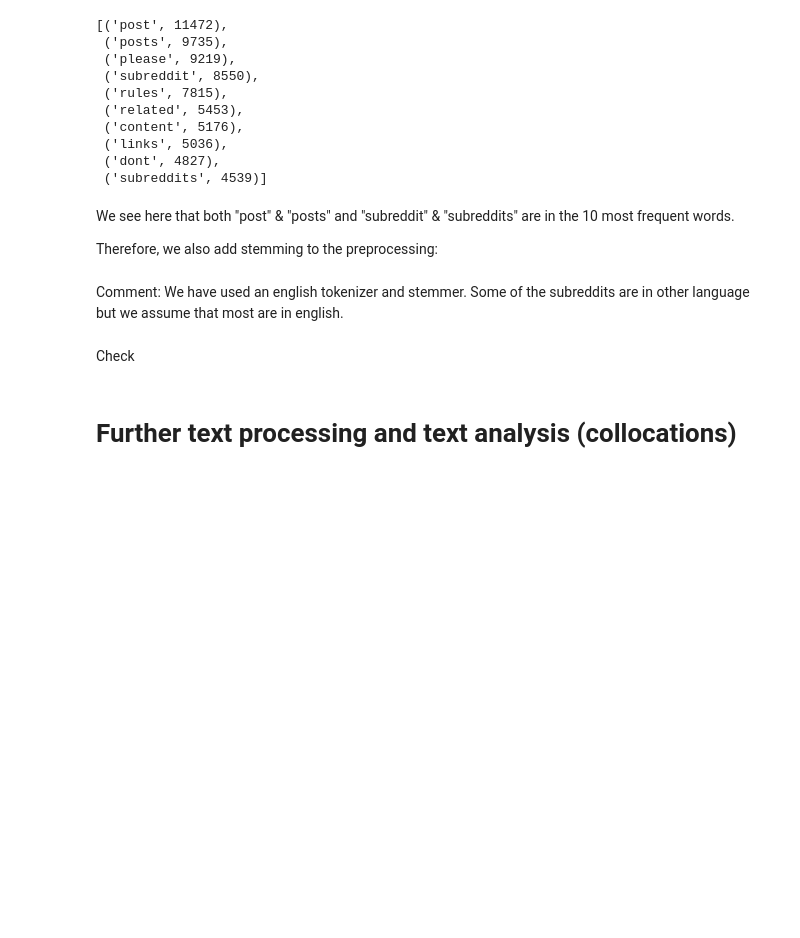
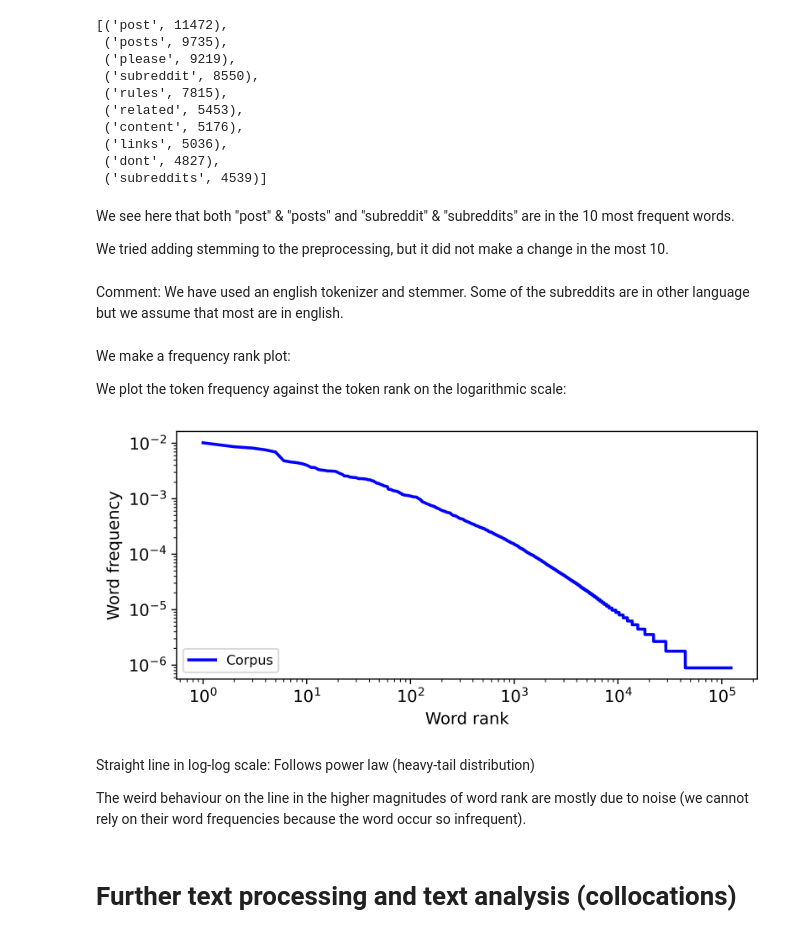
Before and after one commit to JulieTTNguyen/Project-Assignment, a Jupyter notebook: src/TF_IDF.ipynb, the cells around one changed output. Cells and saved outputs as stored; diff of their text form; code cells hidden in the pictures; blank space fills up the shorter version.

```diff
--- a/src/TF_IDF.ipynb
+++ b/src/TF_IDF.ipynb
@@ -61,5 +71,12 @@ def get_tokenization_and_remove_stop_words(text):
     return tokens
 
 url_df["tokens"] = url_df["description"].apply(get_tokenization_and_remove_stop_words)
+# %%
+# Save to CSV:
+url_df.to_csv("../data/COMBINED_stop_words_removed.csv", index=False)
+
+# Load CSV
+url_df = pd.read_csv(r"../data/COMBINED_stop_words_removed.csv")
+url_df["tokens"] = url_df["tokens"].apply(ast.literal_eval);
 # %% [markdown]
 Now we create a tokens list by combining all tokens from all descriptions into one list:
@@ -87,6 +104,6 @@ most_common_10
 # %% [markdown]
 We see here that both "post" & "posts" and "subreddit" & "subreddits" are in the 10 most frequent words.
 
-Therefore, we also add stemming to the preprocessing:
+We tried adding stemming to the preprocessing, but it did not make a change in the most 10.
 # %% [markdown]
 Comment: We have used an english tokenizer and stemmer. Some of the subreddits are in other language but we assume that most are in english.
@@ -109,5 +110,29 @@ url_df["tokens"] = url_df["description"].apply(get_tokenization_and_remove_stop_
-# %% [markdown]
-Check
+# %% [markdown]
+We make a frequency rank plot:
+
+We plot the token frequency against the token rank on the logarithmic scale:
+# %%
+freqs = []
+ranks = []
+total = sum(fdist.values())
+for i, (_,count) in enumerate(fdist.most_common(), start=1):
+    ranks.append(i)
+    freqs.append(count/total)
+
+fig,ax = plt.subplots()
+ax.plot(ranks,freqs, color="blue", lw=2, label="Corpus")
+ax.set_xlabel("Word rank")
+ax.set_ylabel("Word frequency")
+ax.set_yscale("log")
+ax.set_xscale("log")
+ax.legend(fontsize="9", loc="lower left")
+plt.show()
+# %% [output]
+[figure, added]
+# %% [markdown]
+Straight line in log-log scale: Follows power law (heavy-tail distribution)
+
+The weird behaviour on the line in the higher magnitudes of word rank are mostly due to noise (we cannot rely on their word frequencies because the word occur so infrequent).
 # %% [markdown]
 # Further text processing and text analysis (collocations)
 # %% [markdown]
```
Also changed, not shown: parts of 14 cells of this notebook, 3 other files.
